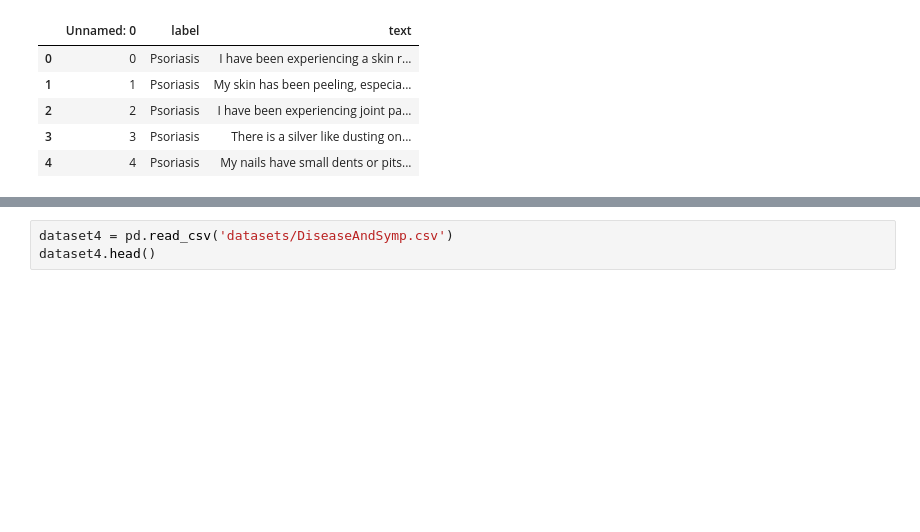
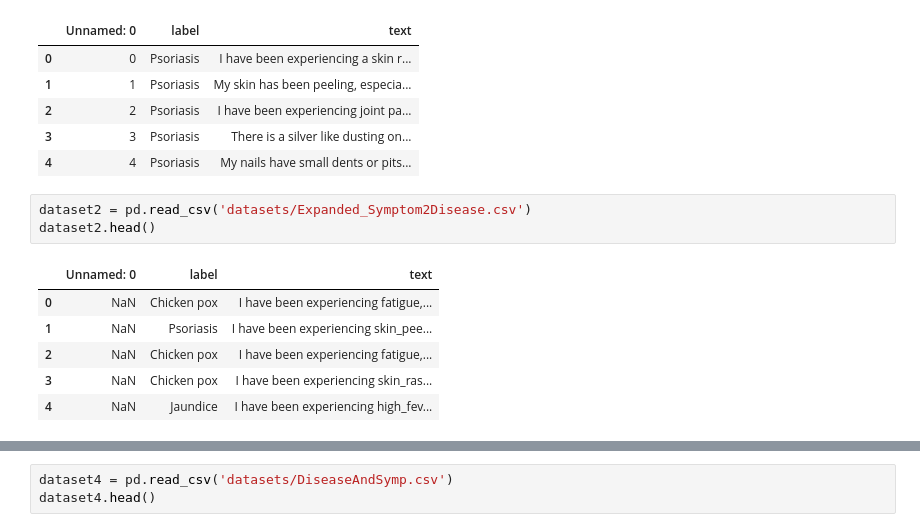
Before and after one commit to juliaizbroke/SymptomTracker, a Jupyter notebook: model_training.ipynb, the cells around one changed output, grey strips where cells are left out. Saved outputs shown, nothing was run; the diff lists cells and outputs as text; blank space fills up the shorter version.

```diff
--- a/model_training.ipynb
+++ b/model_training.ipynb
@@ -14,3 +14,13 @@ dataset1.head()
 | 2 | 2 | Psoriasis | I have been experiencing joint pa... |
 | 3 | 3 | Psoriasis | There is a silver like dusting on... |
 | 4 | 4 | Psoriasis | My nails have small dents or pits... |
+# %%
+dataset2 = pd.read_csv('datasets/Expanded_Symptom2Disease.csv')
+dataset2.head()
+# %% [output]
+|  | Unnamed: 0 | label | text |
+| 0 | NaN | Chicken pox | I have been experiencing fatigue,... |
+| 1 | NaN | Psoriasis | I have been experiencing skin_pee... |
+| 2 | NaN | Chicken pox | I have been experiencing fatigue,... |
+| 3 | NaN | Chicken pox | I have been experiencing skin_ras... |
+| 4 | NaN | Jaundice | I have been experiencing high_fev... |
```
Also changed, not shown: parts of 18 cells of this notebook, 5 other files.
